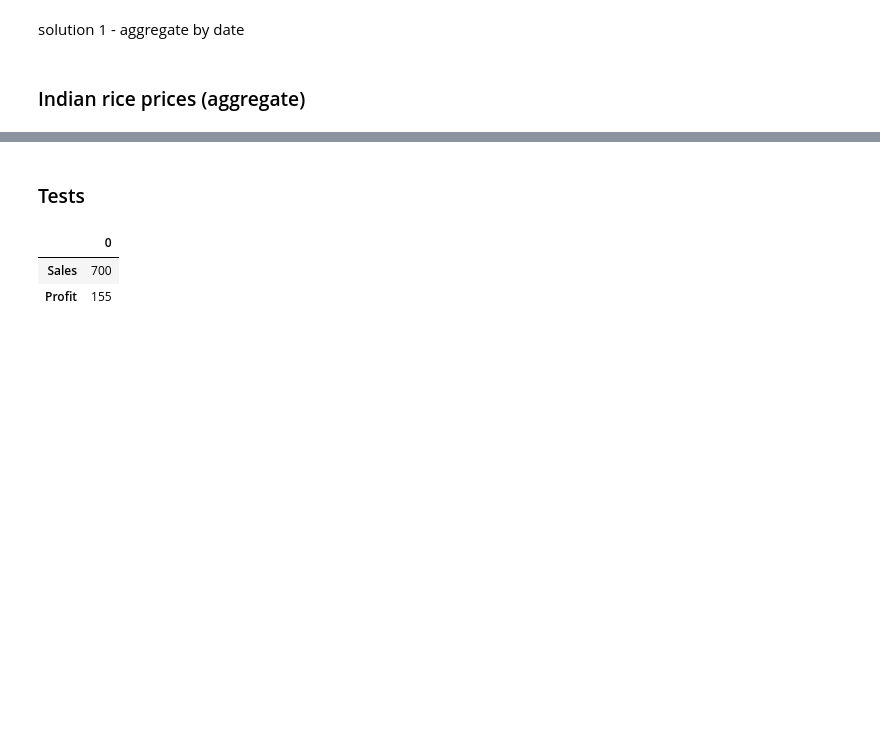
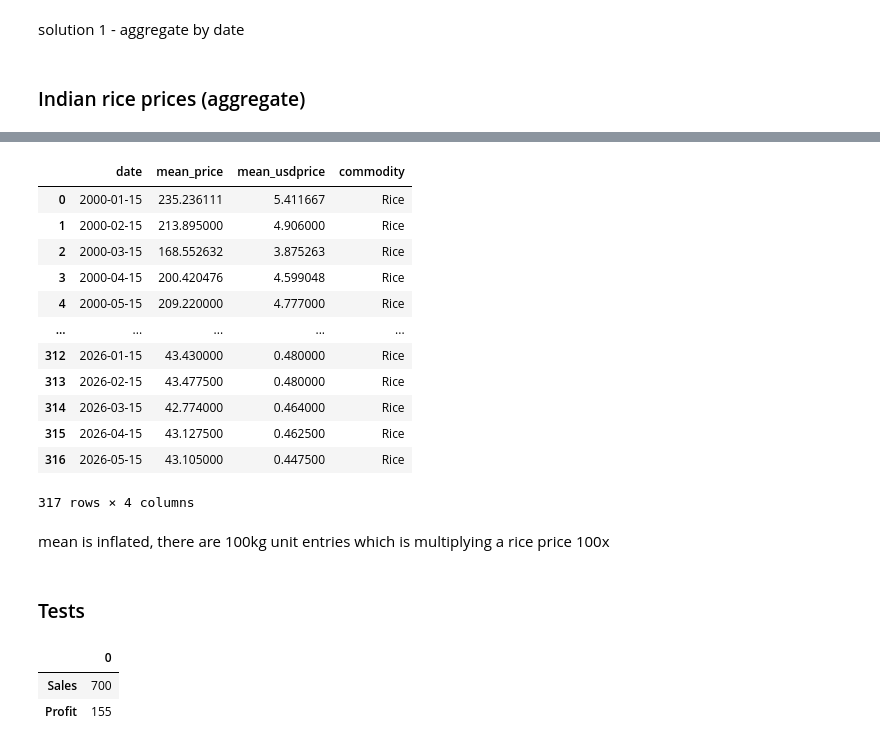
Before and after one commit to emmanresu/Thesis-Keras, a Jupyter notebook: EDA_indian_food_prices.ipynb, the cells around one changed output, grey strips where cells are left out. Drawn from its saved outputs; the diff is of its cells as text; code cells hidden in the pictures; blank space fills up the shorter version.

```diff
--- a/EDA_indian_food_prices.ipynb
+++ b/EDA_indian_food_prices.ipynb
@@ -104,3 +133,21 @@ grouped_prices
+# %%
+dataset
+# %% [output]
+|  | date | mean_price | mean_usdprice | commodity |
+| 0 | 2000-01-15 | 235.236111 | 5.411667 | Rice |
+| 1 | 2000-02-15 | 213.895000 | 4.906000 | Rice |
+| 2 | 2000-03-15 | 168.552632 | 3.875263 | Rice |
+| 3 | 2000-04-15 | 200.420476 | 4.599048 | Rice |
+| 4 | 2000-05-15 | 209.220000 | 4.777000 | Rice |
+| ... | ... | ... | ... | ... |
+| 312 | 2026-01-15 | 43.430000 | 0.480000 | Rice |
+| 313 | 2026-02-15 | 43.477500 | 0.480000 | Rice |
+| 314 | 2026-03-15 | 42.774000 | 0.464000 | Rice |
+| 315 | 2026-04-15 | 43.127500 | 0.462500 | Rice |
+| 316 | 2026-05-15 | 43.105000 | 0.447500 | Rice |
+317 rows × 4 columns
+# %% [markdown]
+mean is inflated, there are 100kg unit entries which is multiplying a rice price 100x
 # %% [markdown]
 ### Tests
 # %%
```
Also changed, not shown: parts of 10 cells of this notebook.
